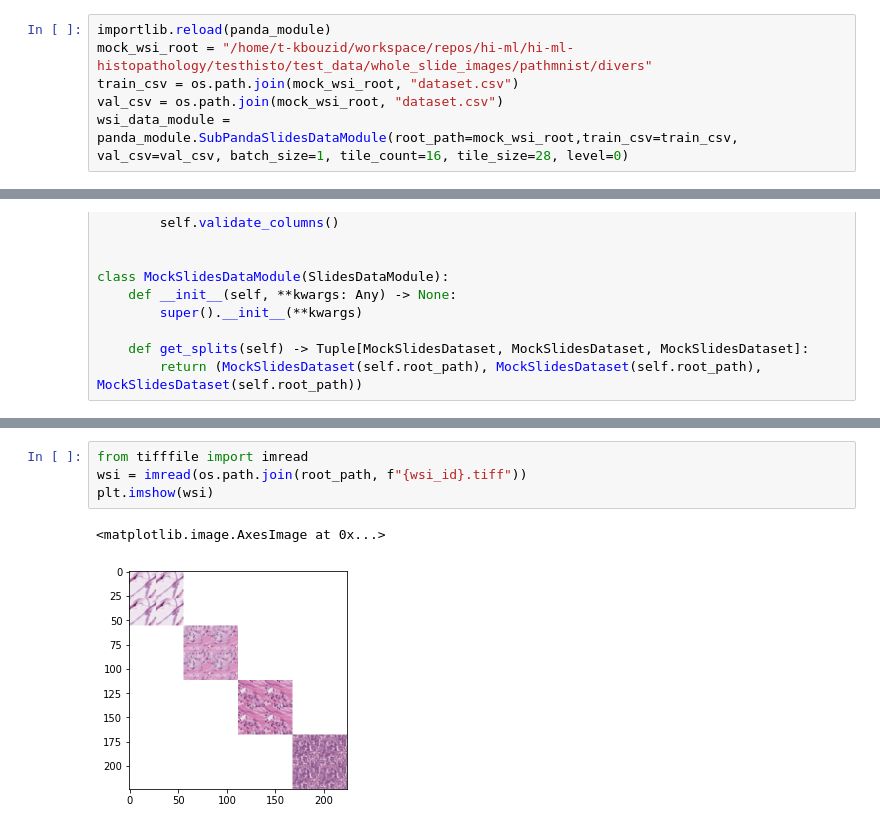
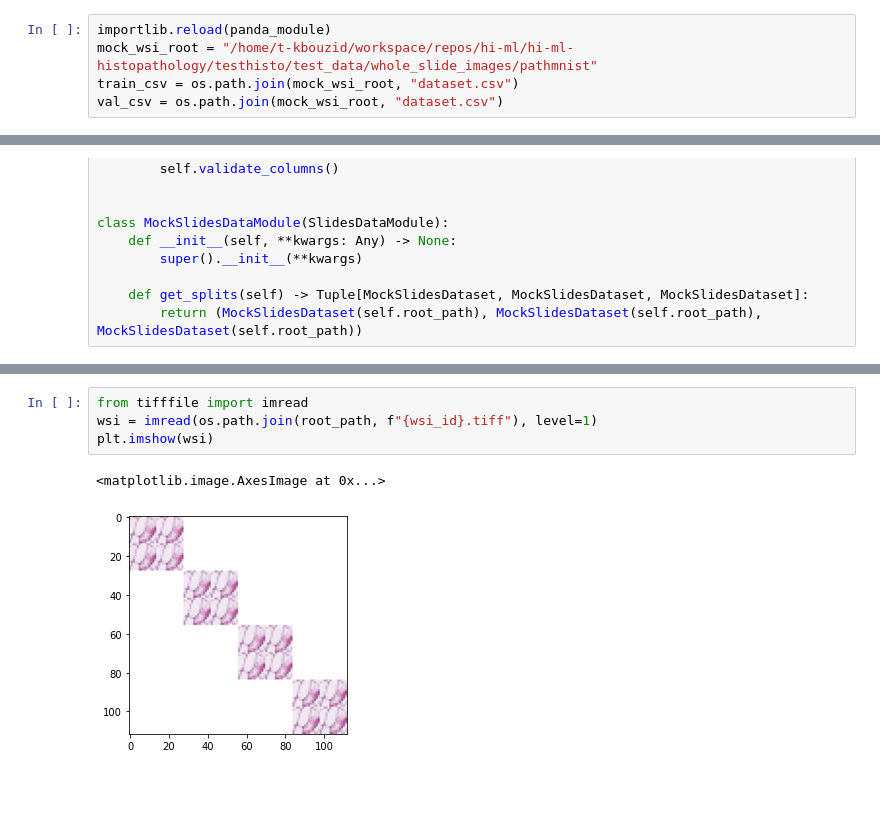
Before and after one commit to microsoft/hi-ml, a Jupyter notebook: hi-ml-histopathology/src/test_dataloaders.ipynb, the cells around one changed output, grey strips where cells are left out. Saved outputs shown, nothing was run; the diff lists cells and outputs as text; blank space fills up the shorter version.

```diff
--- a/hi-ml-histopathology/src/test_dataloaders.ipynb
+++ b/hi-ml-histopathology/src/test_dataloaders.ipynb
@@ -140,7 +140,6 @@ plt.imshow(X_d["image"][0, 10, ...].transpose(0,1).transpose(1,2))
 ## Test with mock data
 # %%
 importlib.reload(panda_module)
-mock_wsi_root = "/home/t-kbouzid/workspace/repos/hi-ml/hi-ml-histopathology/testhisto/test_data/whole_slide_images/pathmnist/divers"
+mock_wsi_root = "/home/t-kbouzid/workspace/repos/hi-ml/hi-ml-histopathology/testhisto/test_data/whole_slide_images/pathmnist"
 train_csv = os.path.join(mock_wsi_root, "dataset.csv")
 val_csv = os.path.join(mock_wsi_root, "dataset.csv")
-wsi_data_module = panda_module.SubPandaSlidesDataModule(root_path=mock_wsi_root,train_csv=train_csv, val_csv=val_csv, batch_size=1, tile_count=16, tile_size=28, level=0)
@@ -207,7 +199,7 @@ plt.show()
 # %%
 from tifffile import imread
-wsi = imread(os.path.join(root_path, f"{wsi_id}.tiff"))
+wsi = imread(os.path.join(root_path, f"{wsi_id}.tiff"), level=1)
 plt.imshow(wsi)
 # %% [output]
 <matplotlib.image.AxesImage at 0x...>
-[figure, old version]
+[figure, new version]
```
Also changed, not shown: parts of 14 cells of this notebook, 27 other files.
